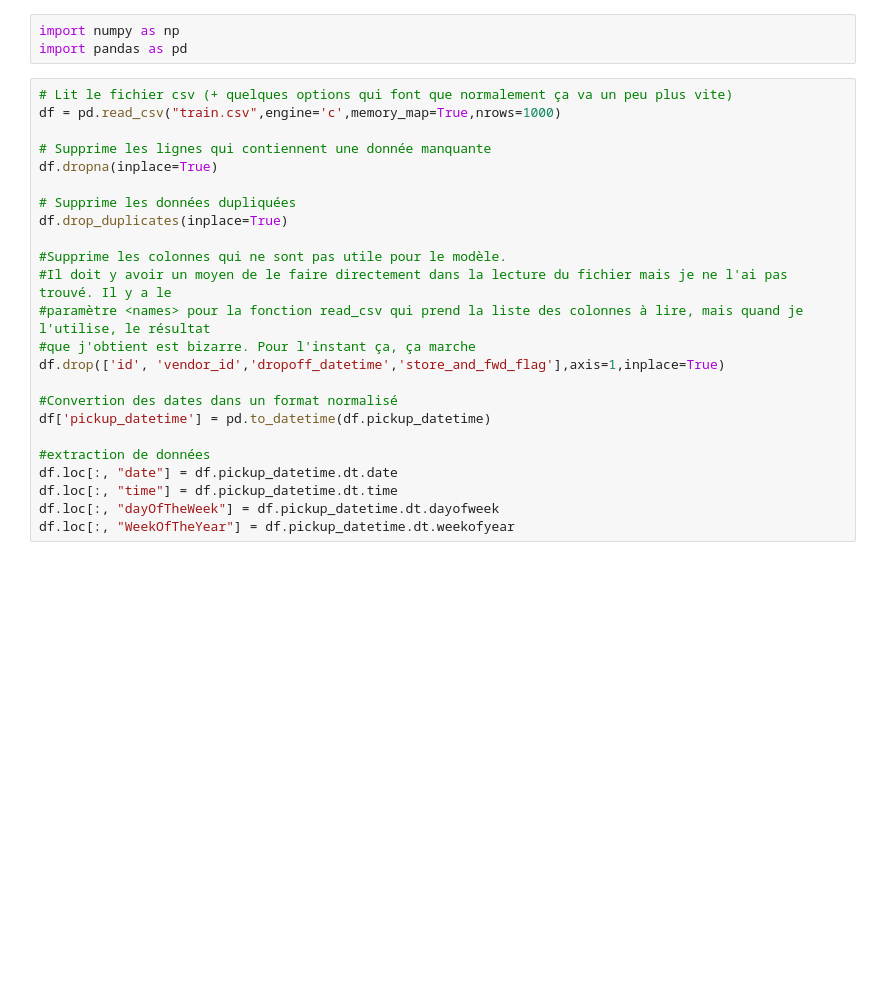
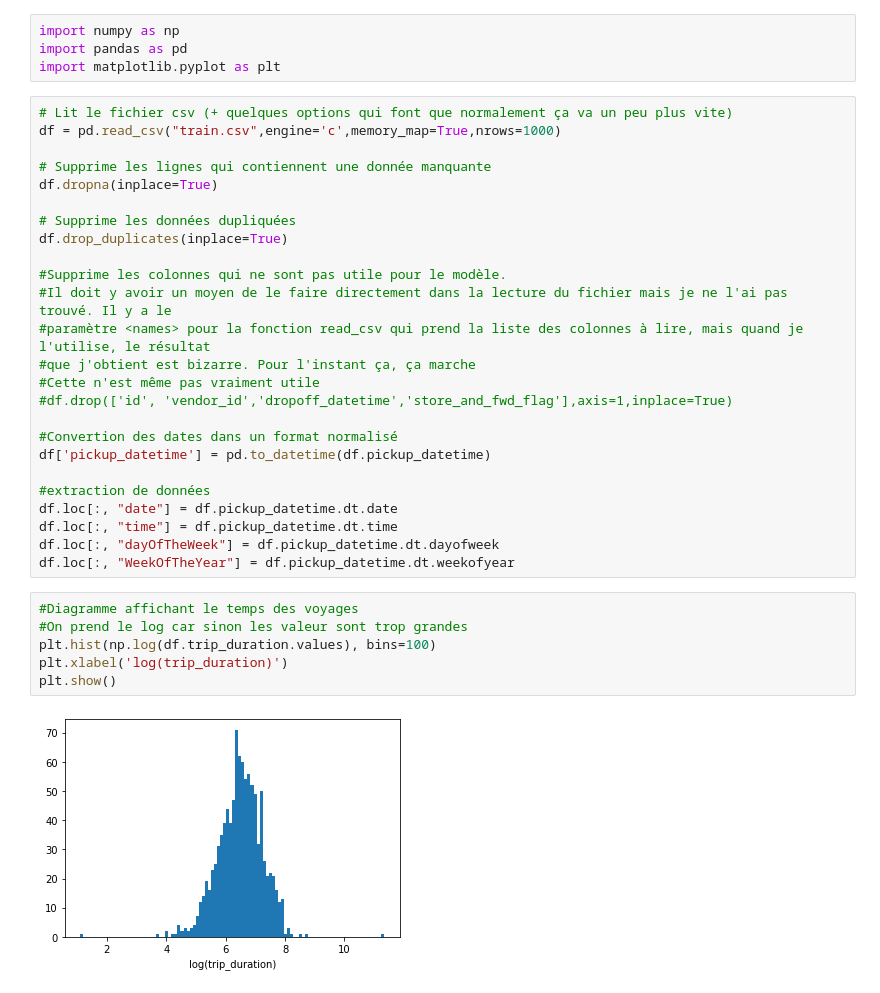
Before and after one commit to aemi-dev/td_taxidriver, a Jupyter notebook: extractionDeDonnees.ipynb, the cells around one changed output. Saved outputs shown, nothing was run; the diff lists cells and outputs as text; blank space fills up the shorter version.

Commit message:
Quelques graphique

```diff
--- a/extractionDeDonnees.ipynb
+++ b/extractionDeDonnees.ipynb
@@ -1,6 +1,7 @@
 # %%
 import numpy as np
 import pandas as pd
+import matplotlib.pyplot as plt
 # %%
 # Lit le fichier csv (+ quelques options qui font que normalement ça va un peu plus vite)
 df = pd.read_csv("train.csv",engine='c',memory_map=True,nrows=1000)
@@ -15,7 +16,8 @@ df.drop_duplicates(inplace=True)
 #Il doit y avoir un moyen de le faire directement dans la lecture du fichier mais je ne l'ai pas trouvé. Il y a le
 #paramètre <names> pour la fonction read_csv qui prend la liste des colonnes à lire, mais quand je l'utilise, le résultat
 #que j'obtient est bizarre. Pour l'instant ça, ça marche
-df.drop(['id', 'vendor_id','dropoff_datetime','store_and_fwd_flag'],axis=1,inplace=True)
+#Cette n'est même pas vraiment utile
+#df.drop(['id', 'vendor_id','dropoff_datetime','store_and_fwd_flag'],axis=1,inplace=True)
 
 #Convertion des dates dans un format normalisé
 df['pickup_datetime'] = pd.to_datetime(df.pickup_datetime)
@@ -25,3 +27,11 @@ df.loc[:, "date"] = df.pickup_datetime.dt.date
 df.loc[:, "time"] = df.pickup_datetime.dt.time
 df.loc[:, "dayOfTheWeek"] = df.pickup_datetime.dt.dayofweek
 df.loc[:, "WeekOfTheYear"] = df.pickup_datetime.dt.weekofyear
+# %%
+#Diagramme affichant le temps des voyages
+#On prend le log car sinon les valeur sont trop grandes
+plt.hist(np.log(df.trip_duration.values), bins=100)
+plt.xlabel('log(trip_duration)')
+plt.show()
+# %% [output]
+[figure, added]
```
Also changed, not shown: parts of 3 cells of this notebook, 1 other file.
